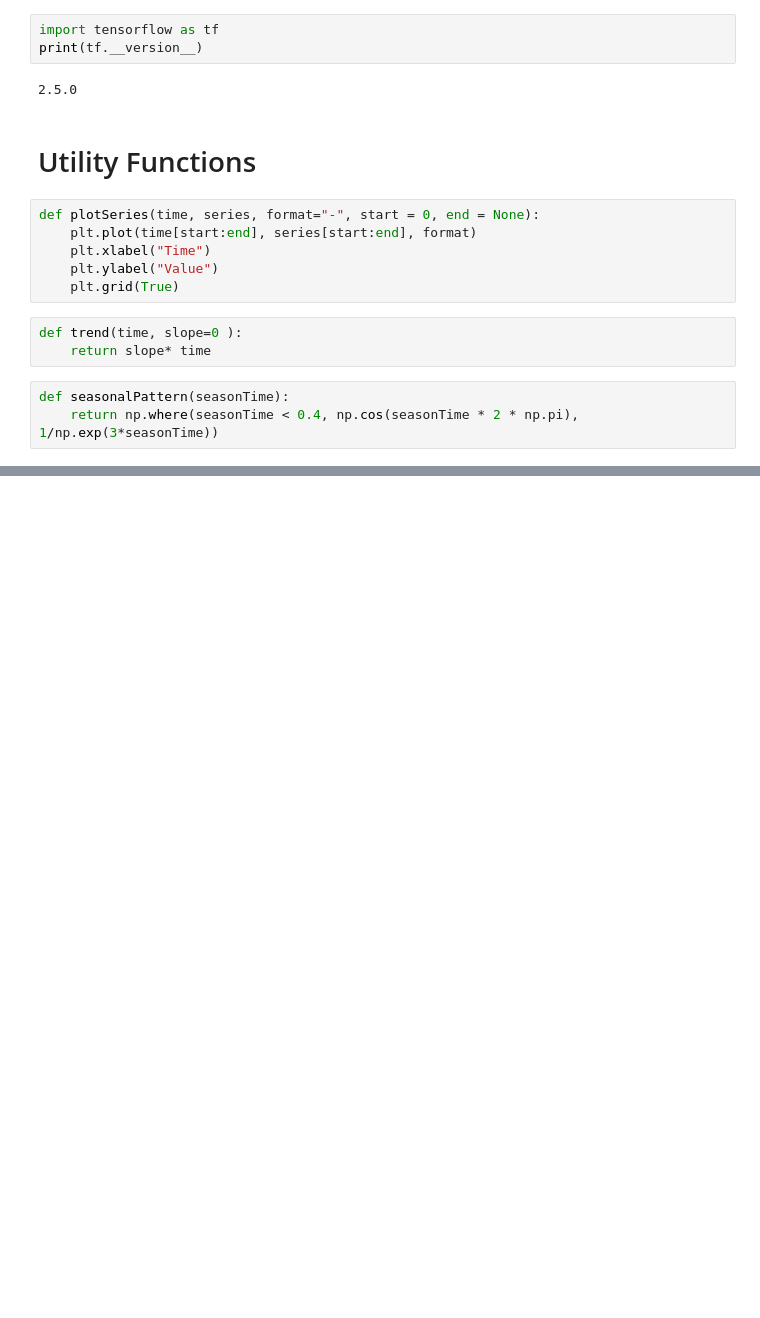
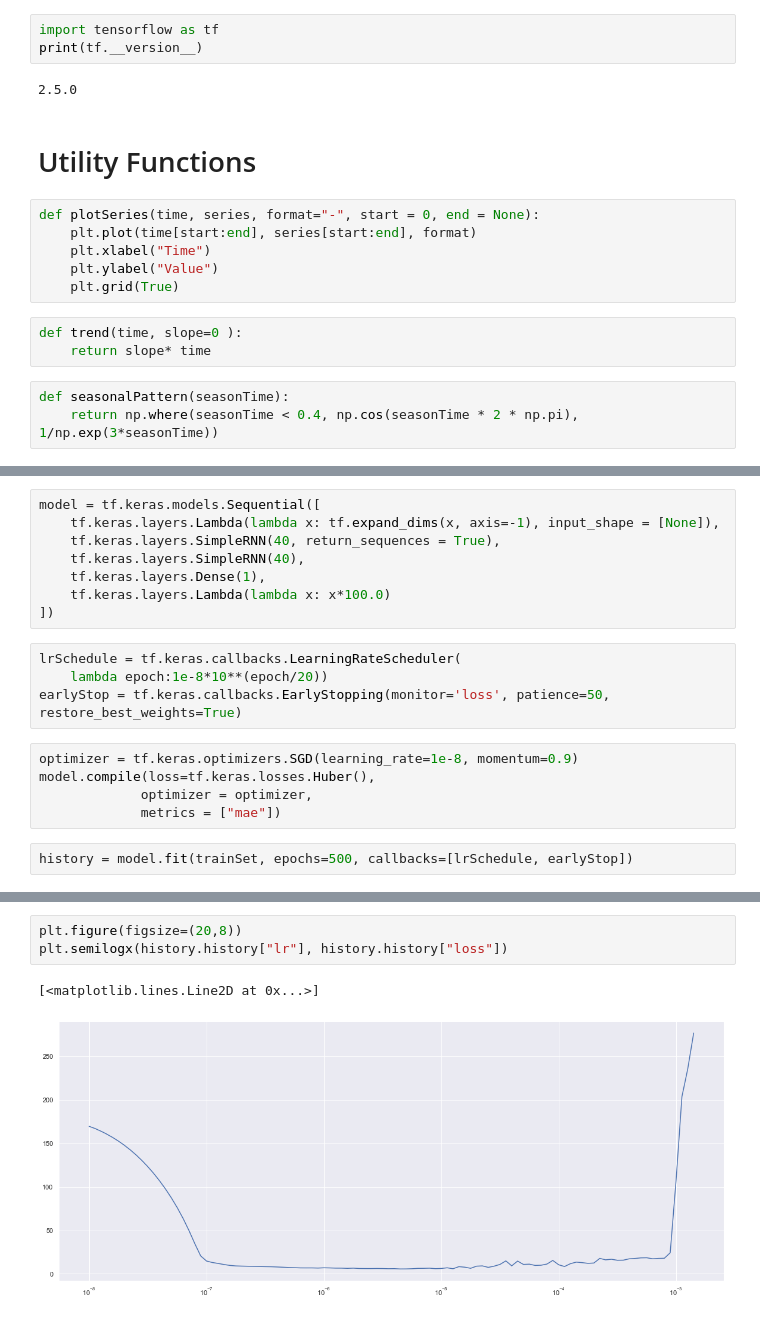
Before and after one commit to ShirsenduRyo/Time-Series, a Jupyter notebook: Week 3 Lab 1.ipynb, the cells around one changed output, grey strips where cells are left out. Cells and saved outputs as stored; diff of their text form; blank space fills up the shorter version.

```diff
--- a/Week 3 Lab 1.ipynb
+++ b/Week 3 Lab 1.ipynb
@@ -29,0 +82,19 @@ def seasonality(time, period, amplit)
+# %%
+model = tf.keras.models.Sequential([
+    tf.keras.layers.Lambda(lambda x: tf.expand_dims(x, axis=-1), input_shape = [None]),
+    tf.keras.layers.SimpleRNN(40, return_sequences = True),
+    tf.keras.layers.SimpleRNN(40),
+    tf.keras.layers.Dense(1),
+    tf.keras.layers.Lambda(lambda x: x*100.0)
+])
+# %%
+lrSchedule = tf.keras.callbacks.LearningRateScheduler(
+    lambda epoch:1e-8*10**(epoch/20))
+earlyStop = tf.keras.callbacks.EarlyStopping(monitor='loss', patience=50, restore_best_weights=True)
+# %%
+optimizer = tf.keras.optimizers.SGD(learning_rate=1e-8, momentum=0.9)
+model.compile(loss=tf.keras.losses.Huber(),
+             optimizer = optimizer,
+             metrics = ["mae"])
+# %%
+history = model.fit(trainSet, epochs=500, callbacks=[lrSchedule, earlyStop])
@@ -29,0 +119,6 @@ def seasonality(time, period, amplit)
+# %%
+plt.figure(figsize=(20,8))
+plt.semilogx(history.history["lr"], history.history["loss"])
+# %% [output]
+[<matplotlib.lines.Line2D at 0x...>]
+[figure, added]
```
Also changed, not shown: parts of 18 cells of this notebook.
